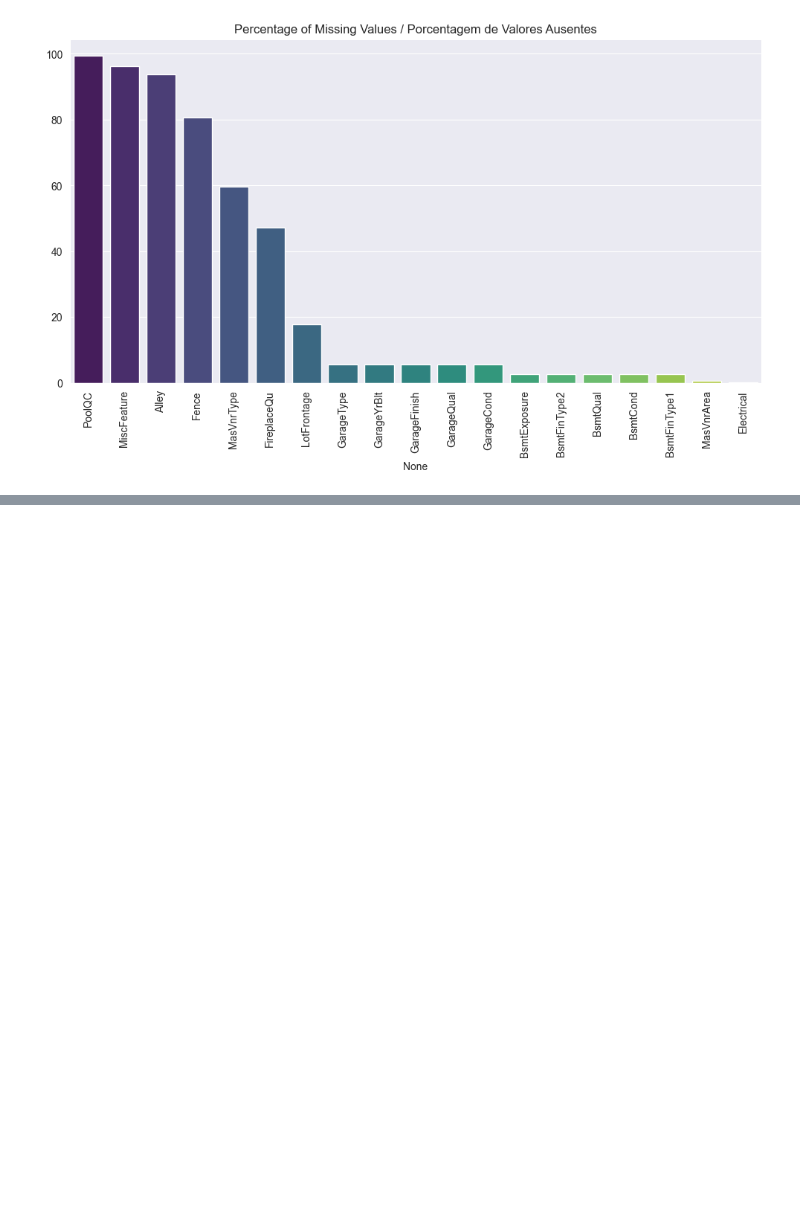
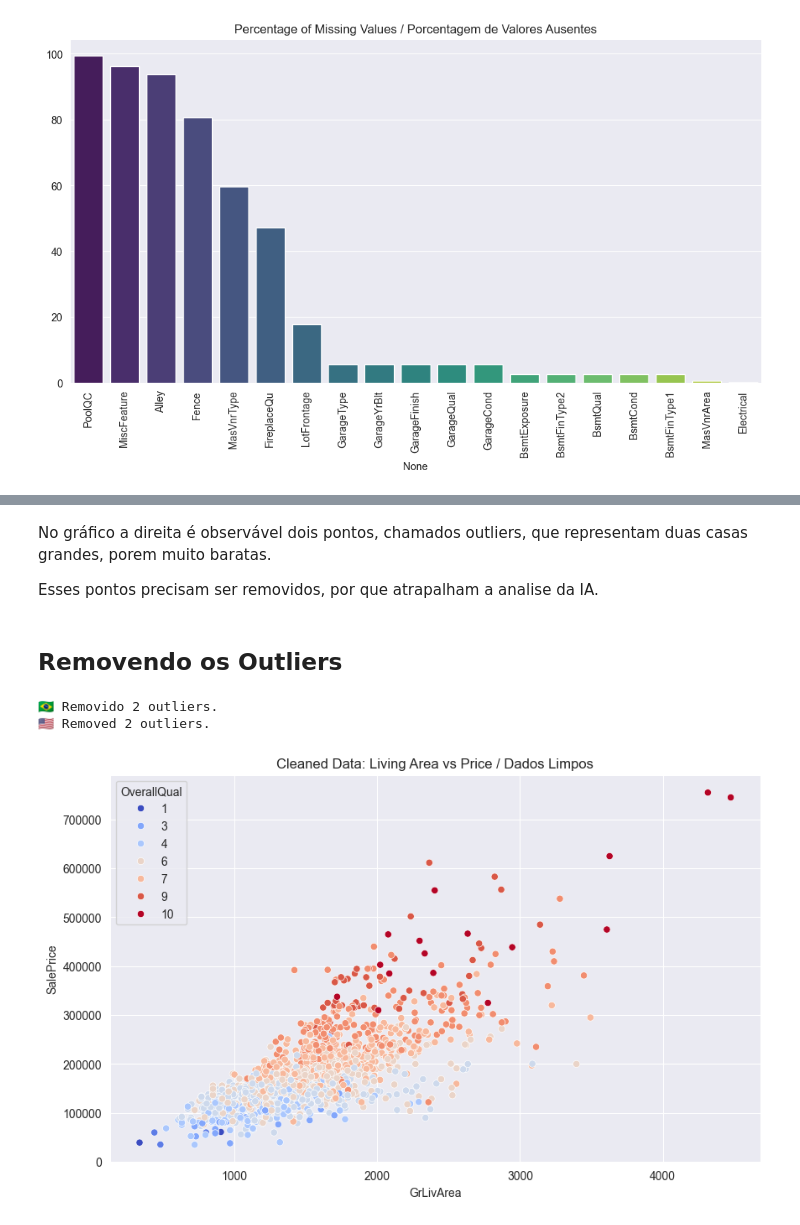
Before and after one commit to smartielo/house-prices-analysis, a Jupyter notebook: analise_houses.ipynb, the cells around one changed output, grey strips where cells are left out. Saved outputs shown, nothing was run; the diff lists cells and outputs as text; code cells hidden in the pictures; blank space fills up the shorter version.

```diff
--- a/analise_houses.ipynb
+++ b/analise_houses.ipynb
@@ -67,0 +179,27 @@ plt.show()
+# %% [markdown]
+No gráfico a direita é observável dois pontos, chamados outliers, que representam duas casas grandes, porem muito baratas.
+
+Esses pontos precisam ser removidos, por que atrapalham a analise da IA.
+# %% [markdown]
+## Removendo os Outliers
+# %%
+# 🇧🇷 Identificar os índices dos outliers
+# 🇺🇸 Identify outlier indices
+outliers = df[(df['GrLivArea'] > 4000) & (df['SalePrice'] < 300000)].index
+
+# 🇧🇷 Remover essas linhas
+# 🇺🇸 Drop these rows
+df = df.drop(outliers)
+print(f"🇧🇷 Removido {len(outliers)} outliers.")
+print(f"🇺🇸 Removed {len(outliers)} outliers.")
+
+# 🇧🇷 Plotar novamente para confirmar
+# 🇺🇸 Plot again to confirm
+plt.figure(figsize=(10, 6))
+sns.scatterplot(x='GrLivArea', y='SalePrice', data=df, hue='OverallQual', palette='coolwarm')
+plt.title('Cleaned Data: Living Area vs Price / Dados Limpos')
+plt.show()
+# %% [output]
+🇧🇷 Removido 2 outliers.
+🇺🇸 Removed 2 outliers.
+[figure, added]
```
Also changed, not shown: parts of 7 cells of this notebook.
